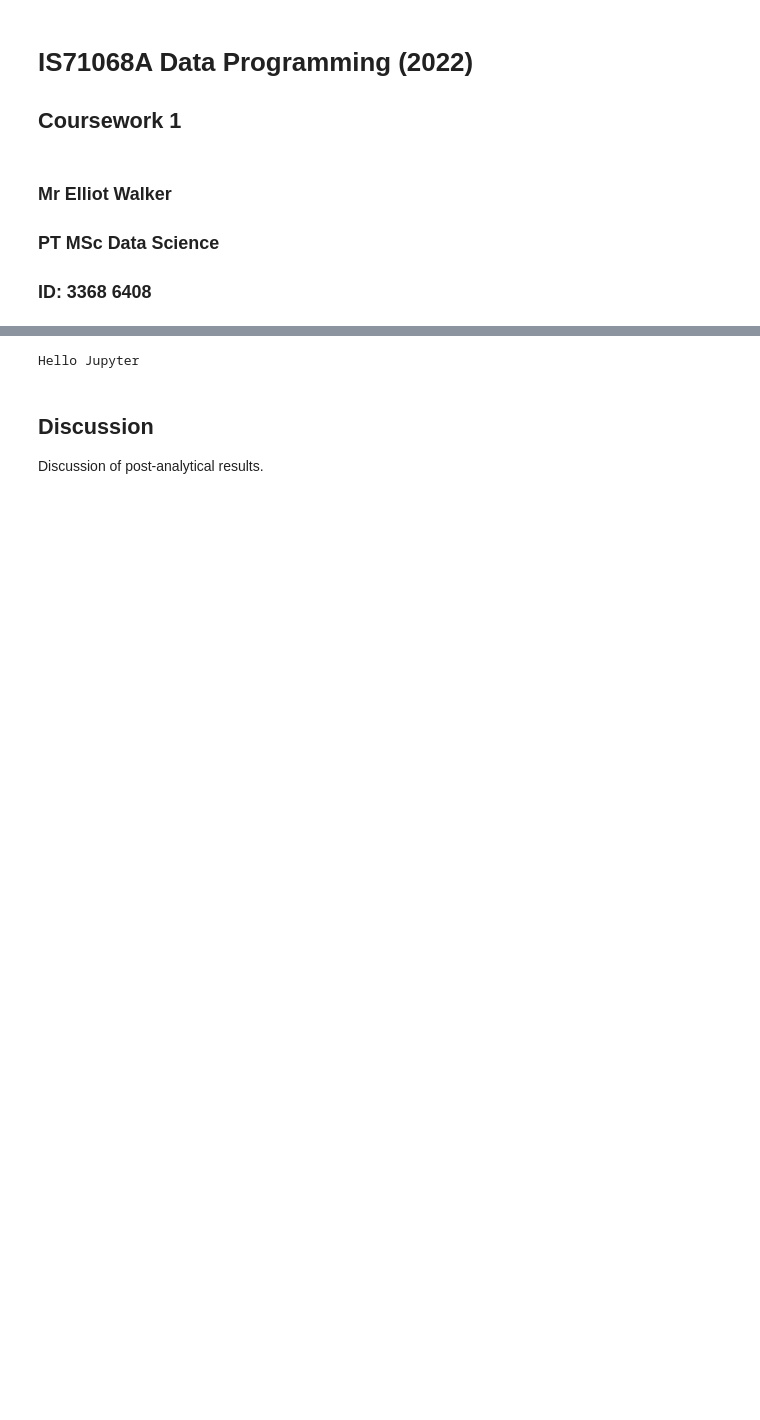
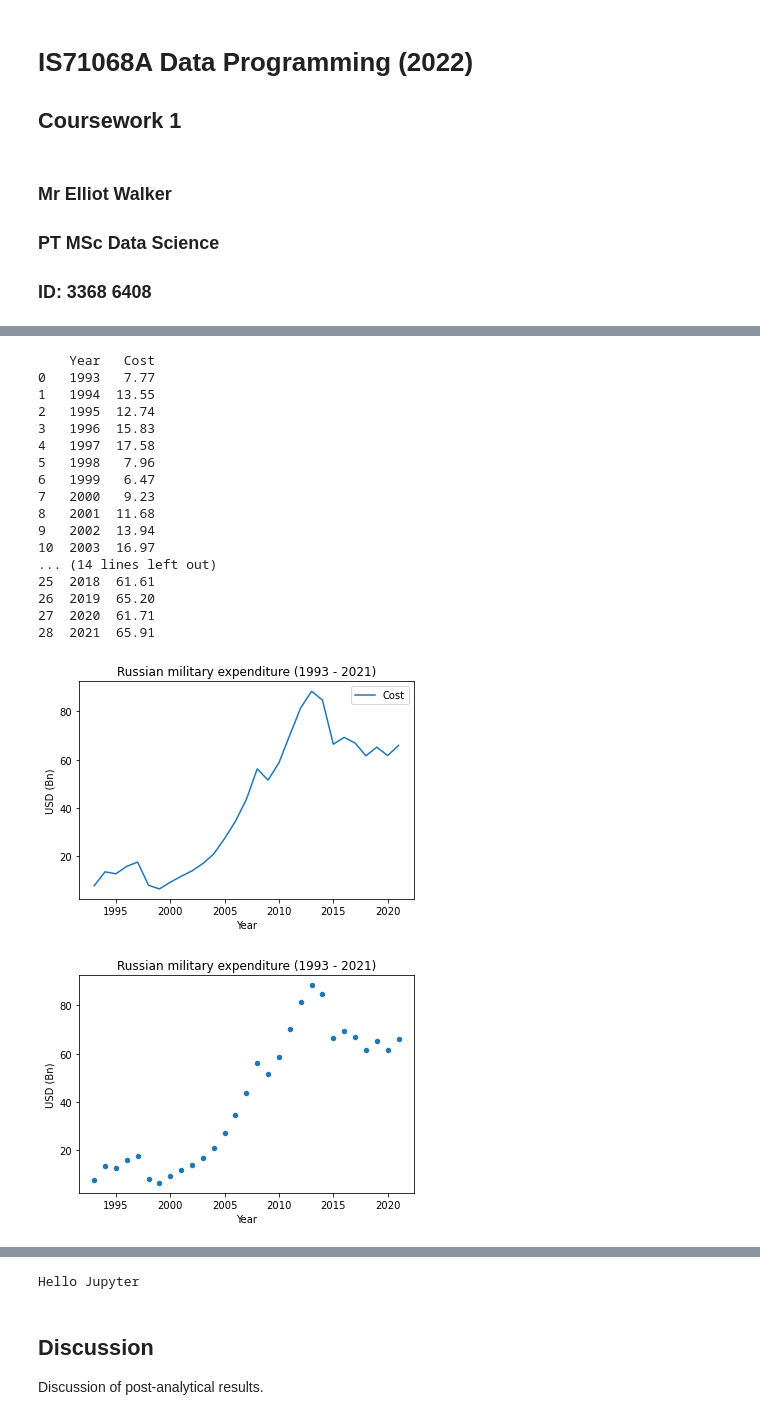
Before and after one commit to berw96/checkpoint, a Jupyter notebook: MSc Data Science (Goldsmiths)/EDA/Propositional Work.ipynb, the cells around one changed output, grey strips where cells are left out. Saved outputs shown, nothing was run; the diff lists cells and outputs as text; code cells hidden in the pictures; blank space fills up the shorter version.

Commit message:
261022-21:00
Added datasets for Russian military expenditure (1993-2021) and TTF gas prices since November 2017 in CSV format.

```diff
--- a/MSc Data Science (Goldsmiths)/EDA/Propositional Work.ipynb
+++ b/MSc Data Science (Goldsmiths)/EDA/Propositional Work.ipynb
@@ -40,0 +93,29 @@
+# %%
+import pandas as pd
+
+# Military spending in Russia from 1993 to 2021 (in billion current U.S. dollars)
+with open("datasets/Russia_military_budget_by_billion_dollars.csv", mode = "r") as f:
+    RUS_budget_df = pd.read_csv(f)
+    print(RUS_budget_df)
+    RUS_budget_df.plot.line(x = "Year", y = "Cost", title = "Russian military expenditure (1993 - 2021)").set_ylabel("USD (Bn)")
+    RUS_budget_df.plot.scatter(x = "Year", y = "Cost", title = "Russian military expenditure (1993 - 2021)").set_ylabel("USD (Bn)")
+# %% [output]
+    Year   Cost
+0   1993   7.77
+1   1994  13.55
+2   1995  12.74
+3   1996  15.83
+4   1997  17.58
+5   1998   7.96
+6   1999   6.47
+7   2000   9.23
+8   2001  11.68
+9   2002  13.94
+10  2003  16.97
+... (14 lines left out)
+25  2018  61.61
+26  2019  65.20
+27  2020  61.71
+28  2021  65.91
+[figure, added]
+[figure, added]
```
Also changed, not shown: parts of 8 cells of this notebook, 4 other files.
